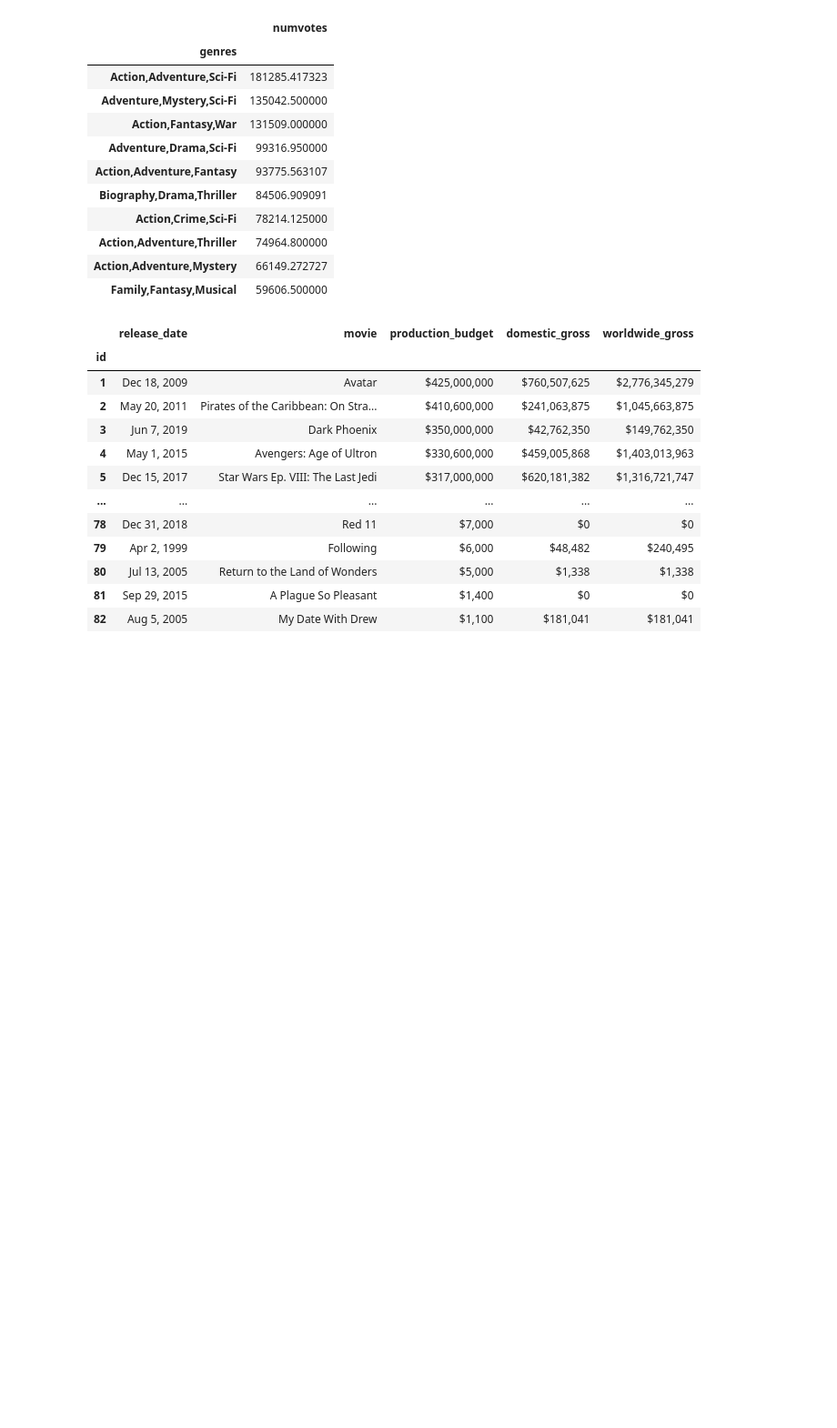
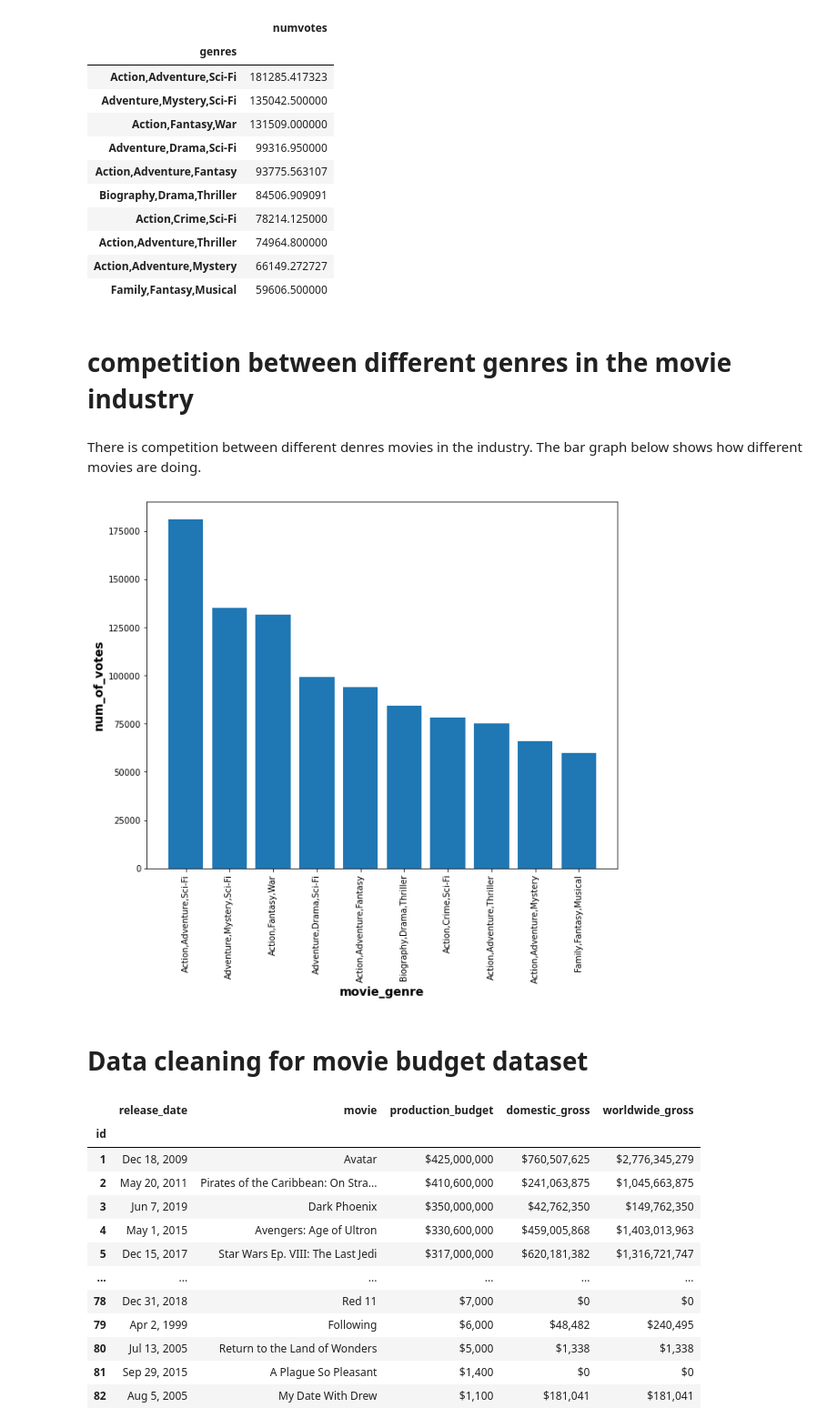
Before and after one commit to paulineKiarie/dsc-phase-1-project-v2-4, a Jupyter notebook: datasets/student.ipynb, the cells around one changed output. Shown at 91% size. Cells and saved outputs as stored; diff of their text form; code cells hidden in the pictures; blank space fills up the shorter version.

Commit message:
made changes in my notebook did cleaning and visualisation

```diff
--- a/datasets/student.ipynb
+++ b/datasets/student.ipynb
@@ -189,7 +192,7 @@ memory usage: 132.3+ KB
 # %%
 import sqlite3
 import pandas as pd
-conn = sqlite3.connect('project dataset/im.db')
+conn = sqlite3.connect('im.db')
 # %%
 #
 im_df1 = pd.read_sql("""
@@ -400,4 +406,20 @@ genres_sorted_mean
 | Action,Adventure,Thriller | 74964.800000 |
 | Action,Adventure,Mystery | 66149.272727 |
 | Family,Fantasy,Musical | 59606.500000 |
+# %% [markdown]
+# competition between different genres in the movie industry
+# %% [markdown]
+There is competition between different denres movies in the industry. The bar graph below shows how different movies are doing.
+# %%
+plt.figure(figsize=(10, 8))
+plt.xticks(rotation=90, fontsize=10)
+y = genres_sorted_mean["numvotes"]
+plt.xlabel("movie_genre", fontsize=14, fontweight='bold')
+plt.ylabel("num_of_votes", fontsize =14, fontweight= 'bold')
+
+plt.bar(y.index, y.values);
+# %% [output]
+[figure, added]
+# %% [markdown]
+# Data cleaning for  movie budget dataset
 # %%
```
Also changed, not shown: parts of 21 cells of this notebook.
